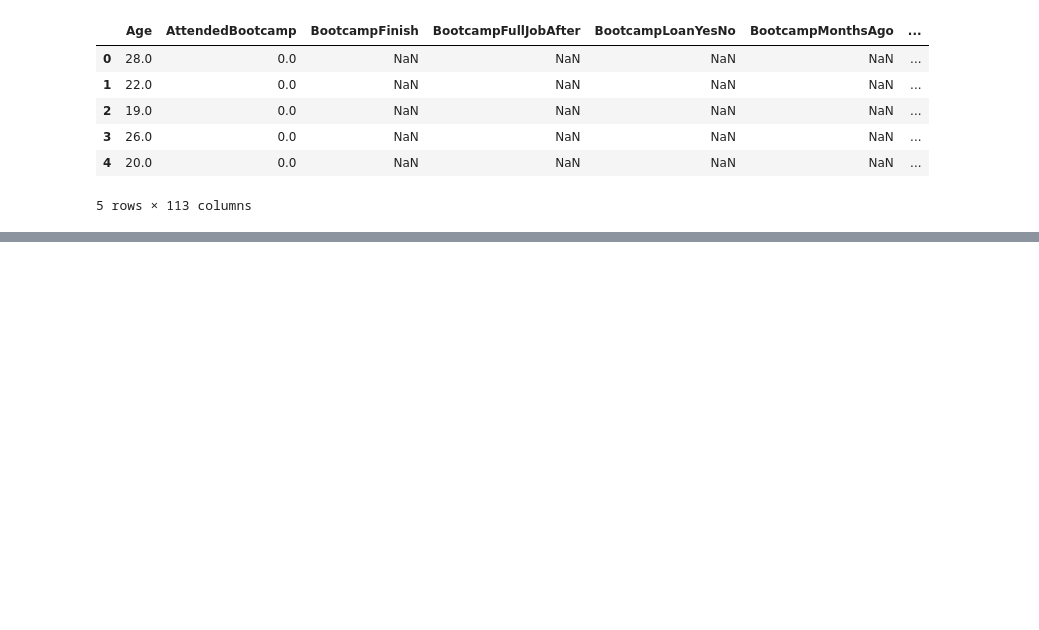
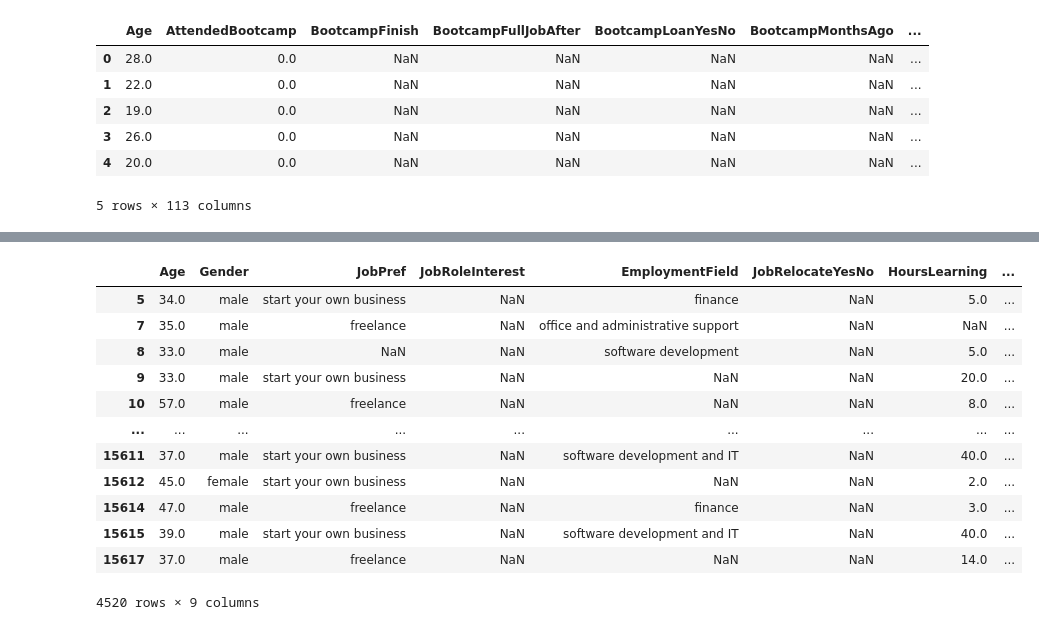
Before and after one commit to guilpassos/Data_Science, a Jupyter notebook: Fuctura_Python3_Aula03_parte02.ipynb, the cells around one changed output, grey strips where cells are left out. Saved outputs shown, nothing was run; the diff lists cells and outputs as text; code cells hidden in the pictures; blank space fills up the shorter version.

```diff
--- a/Fuctura_Python3_Aula03_parte02.ipynb
+++ b/Fuctura_Python3_Aula03_parte02.ipynb
@@ -21,0 +133,2 @@ dados.head()
+# %%
+dados = dados.drop_duplicates()
@@ -21,0 +160,17 @@ dados.head()
+# %%
+#usando o loc
+dados.loc[dados['Age'] > 30]
+# %% [output]
+|  | Age | Gender | JobPref | JobRoleInterest | EmploymentField | JobRelocateYesNo | HoursLearning | ... |
+| 5 | 34.0 | male | start your own business | NaN | finance | NaN | 5.0 | ... |
+| 7 | 35.0 | male | freelance | NaN | office and administrative support | NaN | NaN | ... |
+| 8 | 33.0 | male | NaN | NaN | software development | NaN | 5.0 | ... |
+| 9 | 33.0 | male | start your own business | NaN | NaN | NaN | 20.0 | ... |
+| 10 | 57.0 | male | freelance | NaN | NaN | NaN | 8.0 | ... |
+| ... | ... | ... | ... | ... | ... | ... | ... | ... |
+| 15611 | 37.0 | male | start your own business | NaN | software development and IT | NaN | 40.0 | ... |
+| 15612 | 45.0 | female | start your own business | NaN | NaN | NaN | 2.0 | ... |
+| 15614 | 47.0 | male | freelance | NaN | finance | NaN | 3.0 | ... |
+| 15615 | 39.0 | male | start your own business | NaN | software development and IT | NaN | 40.0 | ... |
+| 15617 | 37.0 | male | freelance | NaN | NaN | NaN | 14.0 | ... |
+4520 rows × 9 columns
```
Also changed, not shown: parts of 15 cells of this notebook.
